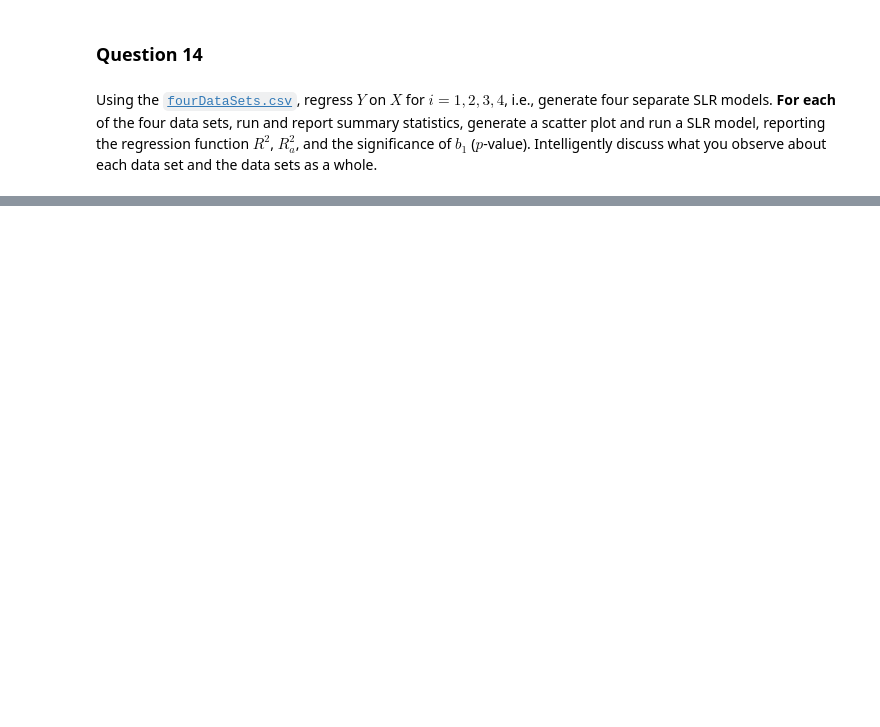
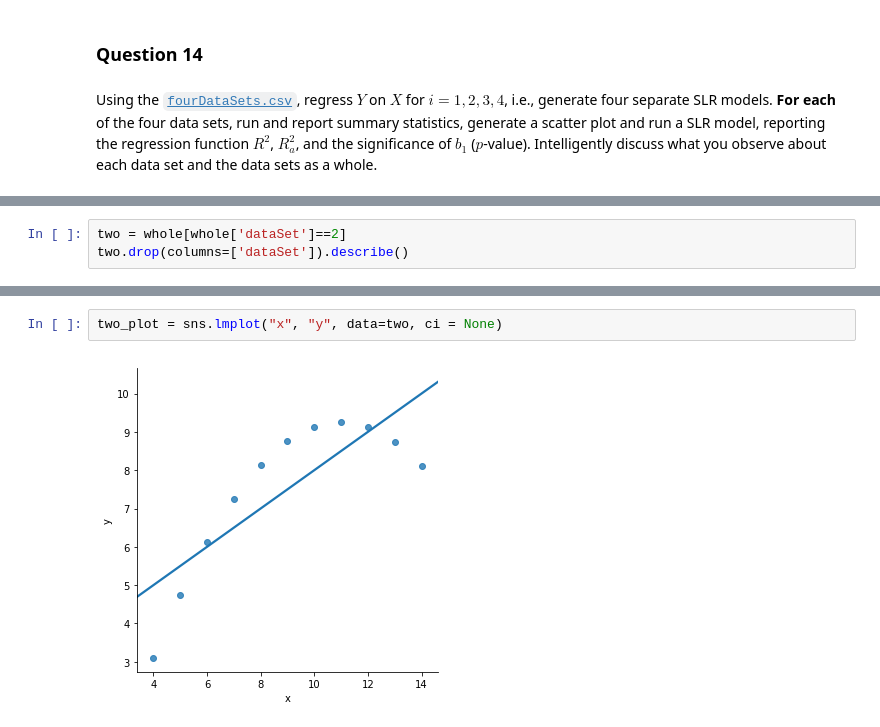
Before and after one commit to MSCS-686/pzhong, a Jupyter notebook: hw2/homework_02.ipynb, the cells around one changed output, grey strips where cells are left out. Saved outputs shown, nothing was run; the diff lists cells and outputs as text; blank space fills up the shorter version.

```diff
--- a/hw2/homework_02.ipynb
+++ b/hw2/homework_02.ipynb
@@ -245,0 +378,3 @@
+# %%
+two = whole[whole['dataSet']==2]
+two.drop(columns=['dataSet']).describe()
@@ -245,0 +391,4 @@
+# %%
+two_plot = sns.lmplot("x", "y", data=two, ci = None)
+# %% [output]
+[figure, added]
```
Also changed, not shown: parts of 28 cells of this notebook.
